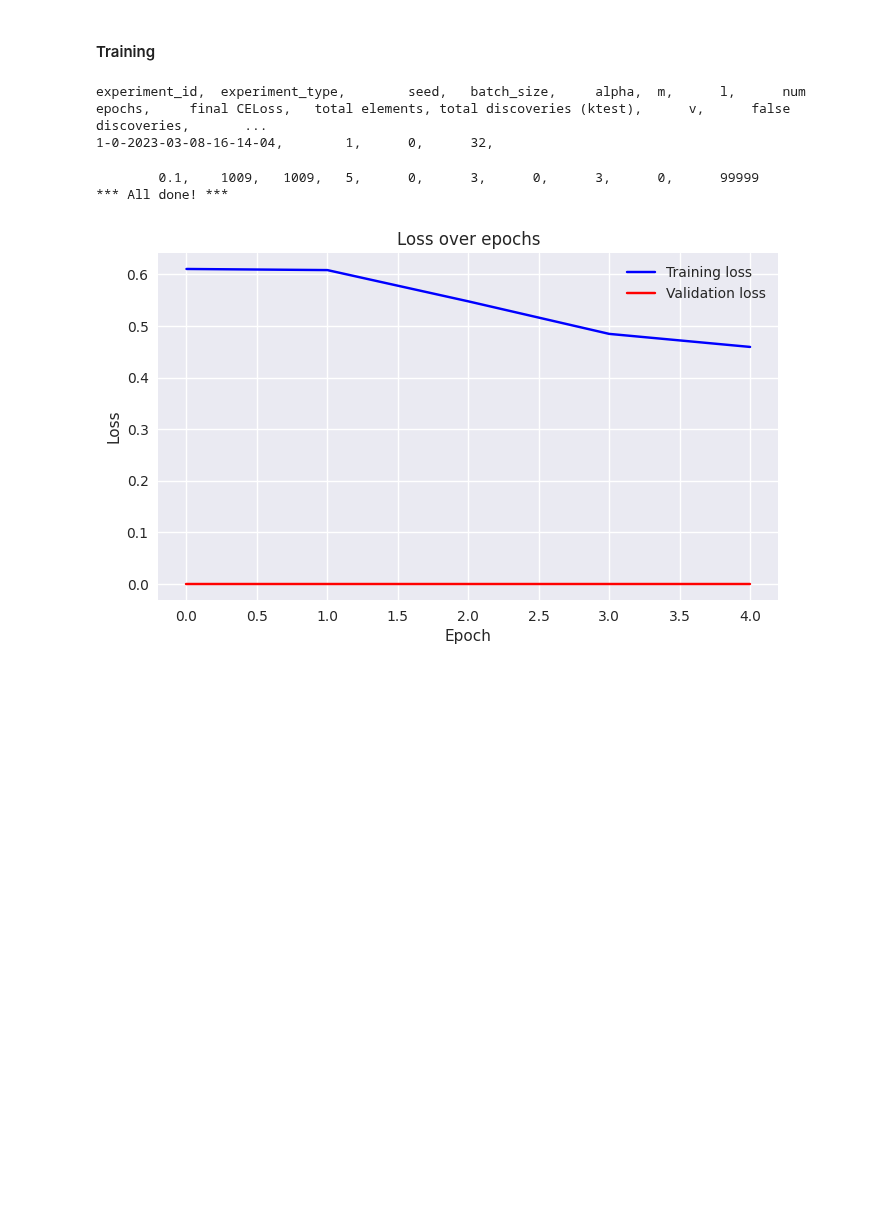
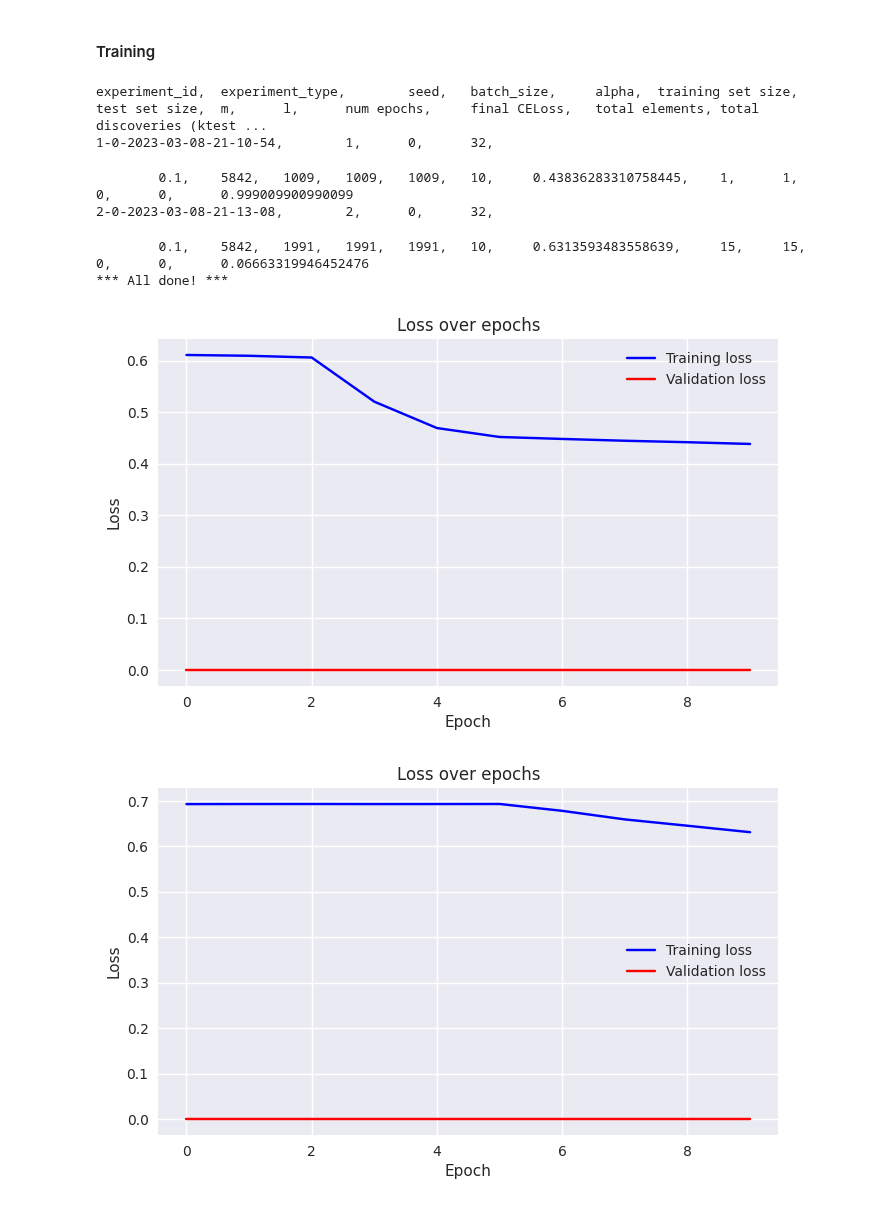
Before and after one commit to danielputerman/thesis, a Jupyter notebook: thesis.ipynb, the cells around one changed output. Cells and saved outputs as stored; diff of their text form; code cells hidden in the pictures; blank space fills up the shorter version.

Commit message:
moved model creation to same location as the optimizer, added printing for train/test size

```diff
--- a/thesis.ipynb
+++ b/thesis.ipynb
@@ -285,15 +285,14 @@ class SimpleDataSet(Dataset):
 # %% [markdown]
 #### Training
 # %%
-def train_model(model, train_loader, test_loader):
-    SEED = 42
+def get_trained_model(train_loader, test_loader):
     LEARNING_RATE = 1e-3
     N_CLASSES = 2
 
-    torch.manual_seed(SEED)
+    model = nn.DataParallel(LeNet5(N_CLASSES)) # We create the model from scratch for each experiment
     optimizer = torch.optim.Adam(model.parameters(), lr=LEARNING_RATE)
     criterion = nn.CrossEntropyLoss()
-    return run_loop(train_loader, test_loader, criterion, model, optimizer, normalize_input_fn=lambda x: x / 255.0, num_epochs=5)
+    return run_loop(train_loader, test_loader, criterion, model, optimizer, normalize_input_fn=lambda x: x / 255.0, num_epochs=10)
 # %%
 class ConcatDataset(torch.utils.data.Dataset):
     def __init__(self, datasetA, datasetB):
@@ -443,9 +442,7 @@ def run_discovery(seed, batch_size, experiment_type, alpha=0.1):
     h0h1_loader = DataLoader(h0h1_set, batch_size=batch_size, shuffle=True)
 
     ## Training
-    N_CLASSES = 2
-    score_model = nn.DataParallel(LeNet5(N_CLASSES)) # We create the model from scratch for each experiment
-    score_model, optimizer, num_epochs, (train_losses, validation_losses) = train_model(score_model, h0h1_loader, None)
+    score_model, optimizer, num_epochs, (train_losses, validation_losses) = get_trained_model(h0h1_loader, None)
 
     # Got a trained model, let's get the scores
     with torch.no_grad():
@@ -488,6 +485,8 @@ def run_discovery(seed, batch_size, experiment_type, alpha=0.1):
     return dict(model=score_model,
                 optimizer=optimizer,
                 alpha=alpha,
+                training_set_size=len(training_set),
+                test_set_size=len(test_set),
                 m=m,
                 l=l,
                 num_epochs=num_epochs,
@@ -510,7 +509,7 @@ def print_to_stdout_and_stream(text, stream:TextIO = NullStream):
         stream.write(text)
         stream.flush()
 
-NUM_EXPERIMENT_TYPES = 1
+NUM_EXPERIMENT_TYPES = 2
 NUM_EXPERIMENTS_PER_TYPE = 1
 BATCH_SIZE = 32
 
@@ -518,7 +517,7 @@ BATCH_SIZE = 32
 DEVICE = torch.device("cpu") # No point in using MPS for now :( See https://github.com/pytorch/pytorch/issues/77799
 
 with open('experiments-results.csv', mode='at', encoding="utf-8") as results_stream:
-    print_to_stdout_and_stream("experiment_id,\texperiment_type,\tseed,\tbatch_size,\talpha,\tm,\tl,\tnum epochs,\tfinal CELoss,\ttotal elements,\ttotal discoveries (ktest),\tv,\tfalse discoveries,\tfdp\n",
+    print_to_stdout_and_stream("experiment_id,\texperiment_type,\tseed,\tbatch_size,\talpha,\ttraining set size,\ttest set size,\tm,\tl,\tnum epochs,\tfinal CELoss,\ttotal elements,\ttotal discoveries (ktest),\tv,\tfalse discoveries,\tfdp\n",
                               results_stream)
 
     for exp_type in range(1,NUM_EXPERIMENT_TYPES+1):
@@ -527,35 +526,40 @@ with open('experiments-results.csv', mode='at', encoding="utf-8") as results_str
 
             # Print to know we started another discovery process
             exp_id = F"{exp_type}-{i}-{datetime.utcnow().strftime('%Y-%m-%d-%H-%M-%S')}"
             print_to_stdout_and_stream(F"{exp_id},"
                                        F"\t{exp_type},"
                                        F"\t{i},"
                                        F"\t{BATCH_SIZE},", results_stream)
 
             discovery_results = run_discovery(i, BATCH_SIZE, exp_type)
 
             print_to_stdout_and_stream(F"\t{discovery_results['alpha']},"
+                                       F"\t{discovery_results['training_set_size']},"
+                                       F"\t{discovery_results['test_set_size']},"
                                        F"\t{discovery_results['m']},"
                                        F"\t{discovery_results['l']},"
                                        F"\t{discovery_results['num_epochs']},"
                                        F"\t{discovery_results['final_CELoss']},"
                                        F"\t{discovery_results['total_elements']},"
                                        F"\t{discovery_results['total_discoveries']},"
                                        F"\t{discovery_results['v']},"
                                        F"\t{discovery_results['false_discoveries']},"
                                        F"\t{discovery_results['fdp']}\n", results_stream)
 
             # Reproduceability - save the model used for this discovery process
             torch.save({
                 'model_state_dict': discovery_results["model"].state_dict(),
                 'optimizer_state_dict': discovery_results["optimizer"].state_dict(),
                 'loss': discovery_results["final_CELoss"],
             }, F"{exp_id}.pt")
 
 print("*** All done! ***")
 # %% [output]
-experiment_id,  experiment_type,        seed,   batch_size,     alpha,  m,      l,      num epochs,     final CELoss,   total elements, total discoveries (ktest),      v,      false discoveries,       ...
-1-0-2023-03-08-16-14-04,        1,      0,      32,
+experiment_id,  experiment_type,        seed,   batch_size,     alpha,  training set size,      test set size,  m,      l,      num epochs,     final CELoss,   total elements, total discoveries (ktest ...
+1-0-2023-03-08-21-10-54,        1,      0,      32,
-        0.1,    1009,   1009,   5,      0,      3,      0,      3,      0,      99999
-*** All done! ***
+        0.1,    5842,   1009,   1009,   1009,   10,     0.43836283310758445,    1,      1,      0,      0,      0.999009900990099
+2-0-2023-03-08-21-13-08,        2,      0,      32,
+        0.1,    5842,   1991,   1991,   1991,   10,     0.6313593483558639,     15,     15,     0,      0,      0.06663319946452476
+*** All done! ***
-[figure, old version]
+[figure, new version]
+[figure, added]
```
